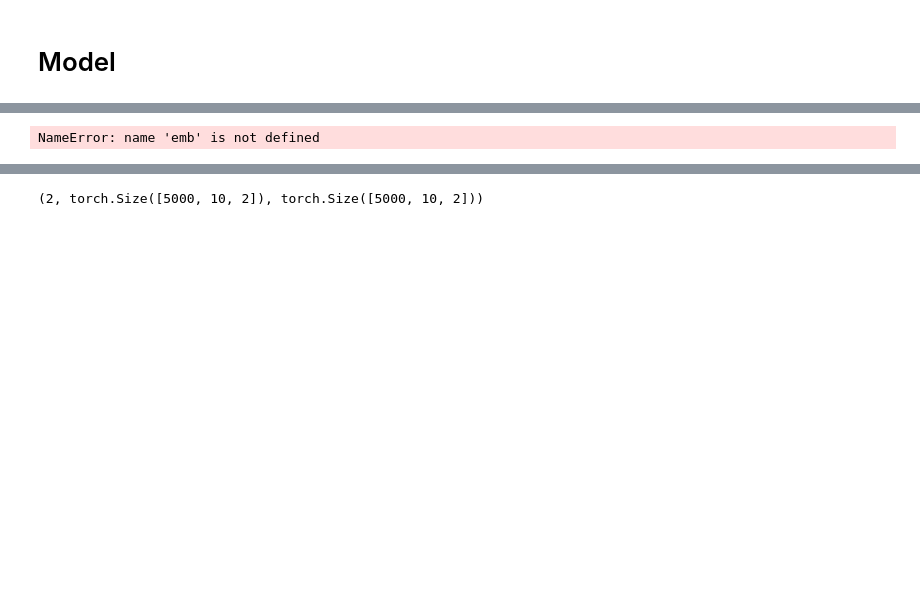
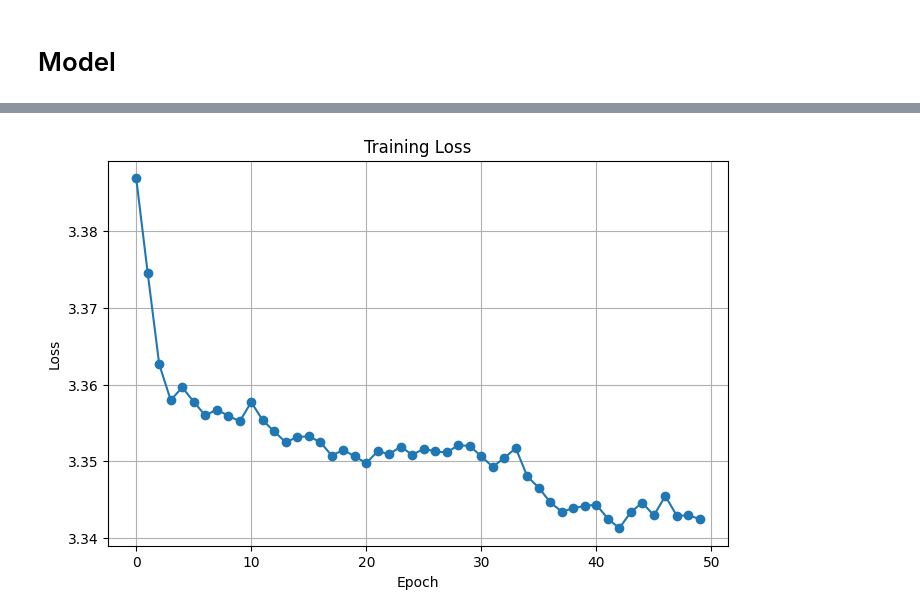
Before and after one commit to rushikesh-katkar/transformer, a Jupyter notebook: notebooks/nb_v1.ipynb, the cells around one changed output, grey strips where cells are left out. Saved outputs shown, nothing was run; the diff lists cells and outputs as text; code cells hidden in the pictures; blank space fills up the shorter version.

```diff
--- a/notebooks/nb_v1.ipynb
+++ b/notebooks/nb_v1.ipynb
@@ -136,11 +146,11 @@ import torch.optim as optim
 import matplotlib.pyplot as plt
 
 # --- Hyperparameters ---
-seq_len    = 8
+seq_len    = 10
 vocab_size = 29
-d_model    = 8
+d_model    = 16
 num_epochs = 5000
-learning_rate = 0.001
+learning_rate = 0.0001
 
 
 emb        = Embeddings(vocab_size = vocab_size, d_model= d_model, max_len= seq_len)
@@ -163,8 +173,6 @@ optimizer = optim.Adam(emb.parameters() +
                     #    multiHeadLayer.parameters() +
                        FFN.parameters(),
                        lr=learning_rate)
-# %% [output]
-NameError: name 'emb' is not defined
 # %%
 
 # --- Training loop ---
@@ -198,10 +206,11 @@ for epoch in range(num_epochs):
     loss.backward()
     optimizer.step()
 
-    loss_history.append(loss.item())
 
-    if (epoch + 1) % 500 == 0:
+
+    if (epoch + 1) % 100 == 0:
         print(f"Epoch [{epoch+1}/{num_epochs}], Loss: {loss.item():.4f}")
+        loss_history.append(loss.item())
 
 # --- Plot loss ---
 plt.figure(figsize=(8,5))
@@ -216,6 +241,5 @@ RuntimeError: The size of tensor a (10) must match the size of tensor b (8) at n
+[figure, added]
 # %%
 len(x1), x1[0].shape, x1[1].shape
-# %% [output]
-(2, torch.Size([5000, 10, 2]), torch.Size([5000, 10, 2]))
 # %%
 torch.arange(2 * 2).view(2,2)[:, 1]
```
Also changed, not shown: parts of 27 cells of this notebook, 4 other files.
